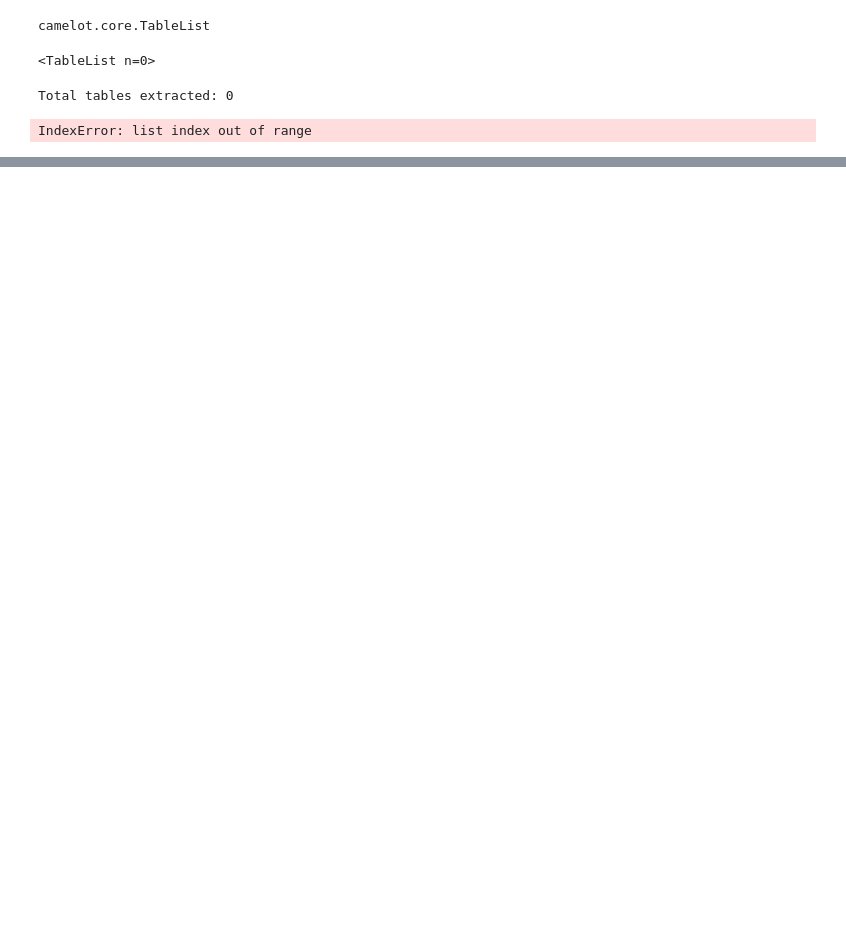
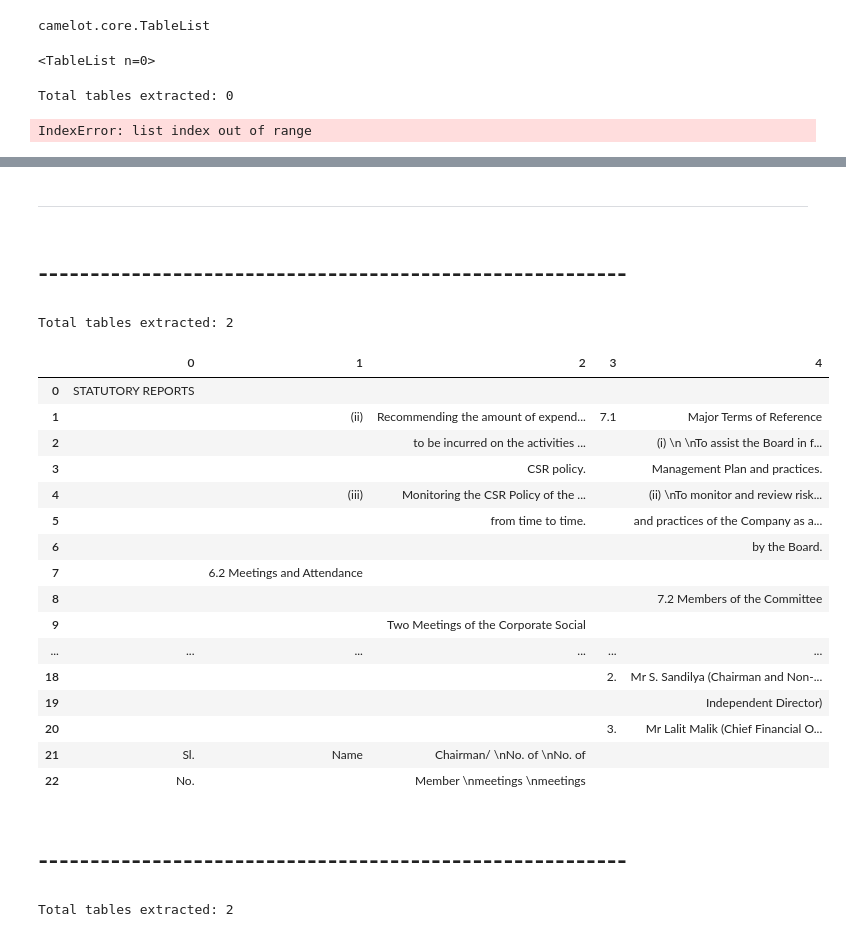
Before and after one commit to anmolagarwal999/Precog_Recruitment_Tasks, a Jupyter notebook: Task_3/extract.ipynb, the cells around one changed output, grey strips where cells are left out. Cells and saved outputs as stored; diff of their text form; code cells hidden in the pictures; blank space fills up the shorter version.

```diff
--- a/Task_3/extract.ipynb
+++ b/Task_3/extract.ipynb
@@ -26,0 +27,33 @@ tables.export("foo.html", f="html")
+# %% [markdown]
+------
+# %% [markdown]
+# ---------------------------------------------------------
+# %%
+tables=camelot.read_pdf("./Rec_Task/eml.pdf",flavor='stream')
+# %%
+# number of tables extracted
+print("Total tables extracted:", tables.n)
+# %% [output]
+Total tables extracted: 2
+# %%
+tables[0].df
+# %% [output]
+|  | 0 | 1 | 2 | 3 | 4 |
+| 0 | STATUTORY REPORTS |  |  |  |  |
+| 1 |  | (ii) | Recommending the amount of expend... | 7.1 | Major Terms of Reference |
+| 2 |  |  | to be incurred on the activities ... |  | (i) \n \nTo assist the Board in f... |
+| 3 |  |  | CSR policy. |  | Management Plan and practices. |
+| 4 |  | (iii) | Monitoring the CSR Policy of the ... |  | (ii) \nTo monitor and review risk... |
+| 5 |  |  | from time to time. |  | and practices of the Company as a... |
+| 6 |  |  |  |  | by the Board. |
+| 7 |  | 6.2 Meetings and Attendance |  |  |  |
+| 8 |  |  |  |  | 7.2 Members of the Committee |
+| 9 |  |  | Two Meetings of the Corporate Social |  |  |
+| ... | ... | ... | ... | ... | ... |
+| 18 |  |  |  | 2. | Mr S. Sandilya (Chairman and Non-... |
+| 19 |  |  |  |  | Independent Director) |
+| 20 |  |  |  | 3. | Mr Lalit Malik (Chief Financial O... |
+| 21 | Sl. | Name | Chairman/ \nNo. of \nNo. of |  |  |
+| 22 | No. |  | Member \nmeetings \nmeetings |  |  |
+# %% [markdown]
+# ---------------------------------------------------------
@@ -26,0 +62,5 @@ tables.export("foo.html", f="html")
+# %%
+# number of tables extracted
+print("Total tables extracted:", tables.n)
+# %% [output]
+Total tables extracted: 2
```
Also changed, not shown: parts of 16 cells of this notebook, 16 other files.
